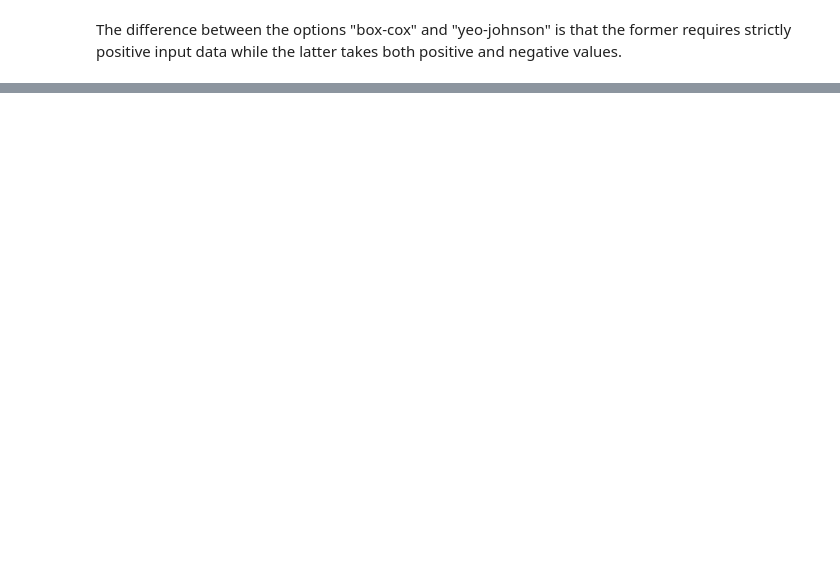
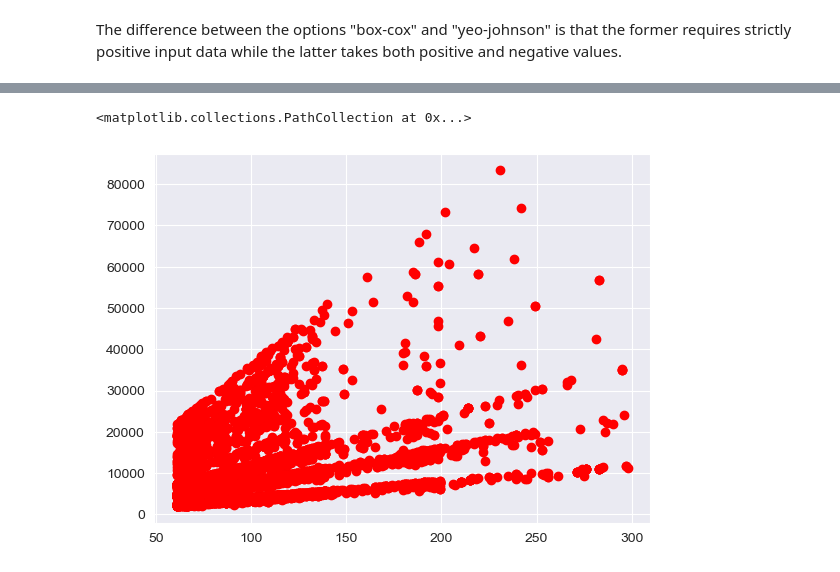
Before and after one commit to Phylanxy/Labs, a Jupyter notebook: week 4/Day 1/Lab_ML_day1.ipynb, the cells around one changed output, grey strips where cells are left out. Saved outputs shown, nothing was run; the diff lists cells and outputs as text; code cells hidden in the pictures; blank space fills up the shorter version.

```diff
--- a/week 4/Day 1/Lab_ML_day1.ipynb
+++ b/week 4/Day 1/Lab_ML_day1.ipynb
@@ -259,0 +198,7 @@ The difference between the options "box-cox" and "yeo-johnson" is that the forme
+# %%
+# load data
+df = pd.read_csv("Data_Marketing_Customer_Analysis_Round3.csv")
+# create dataframes with numerical...
+df_num = df[df.select_dtypes(include=[np.number]).columns].drop("total_claim_amount", axis=1)
+# ...and categorical data only
+df_cat = df[df.select_dtypes(include=[object]).columns].drop("effective_to_date", axis=1)
@@ -259,0 +212,5 @@ The difference between the options "box-cox" and "yeo-johnson" is that the forme
+# %%
+plt.scatter(x=df_num["monthly_premium_auto"], y=df_num["customer_lifetime_value"], c="r")
+# %% [output]
+<matplotlib.collections.PathCollection at 0x...>
+[figure, added]
```
Also changed, not shown: parts of 38 cells of this notebook, 1 other file.
